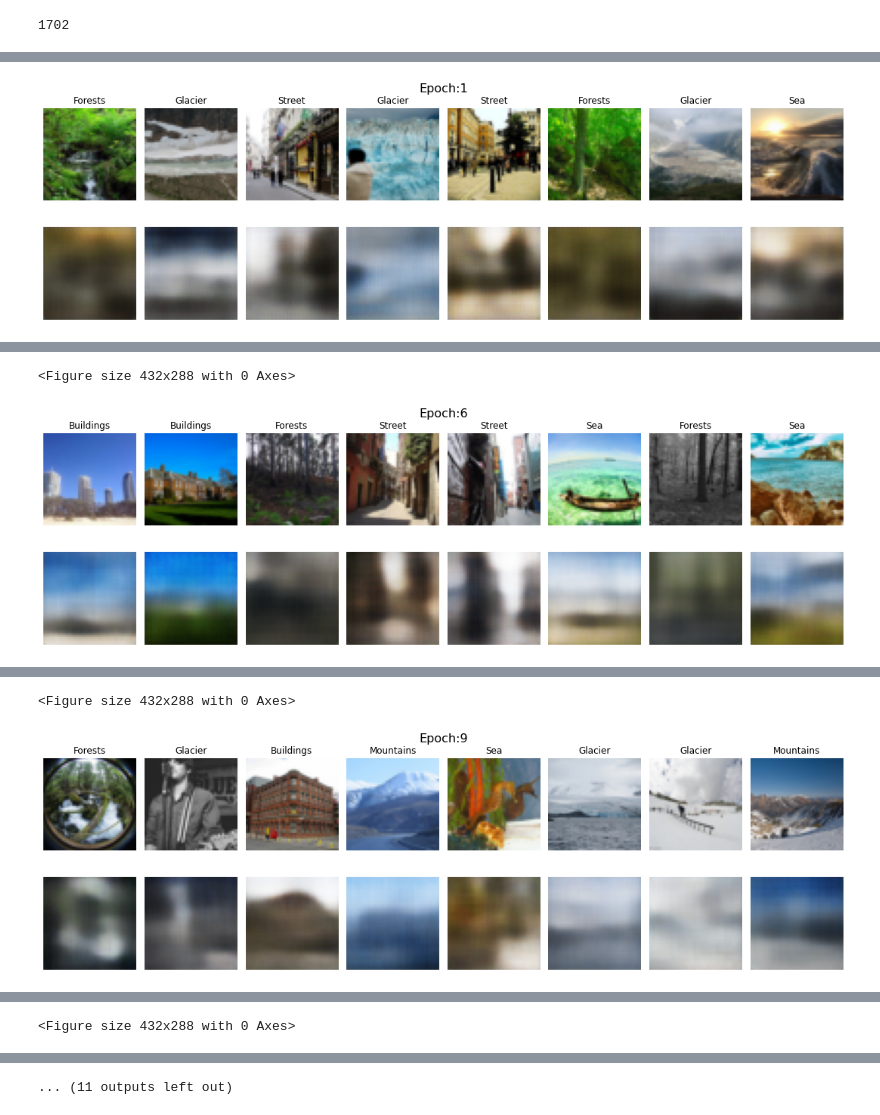
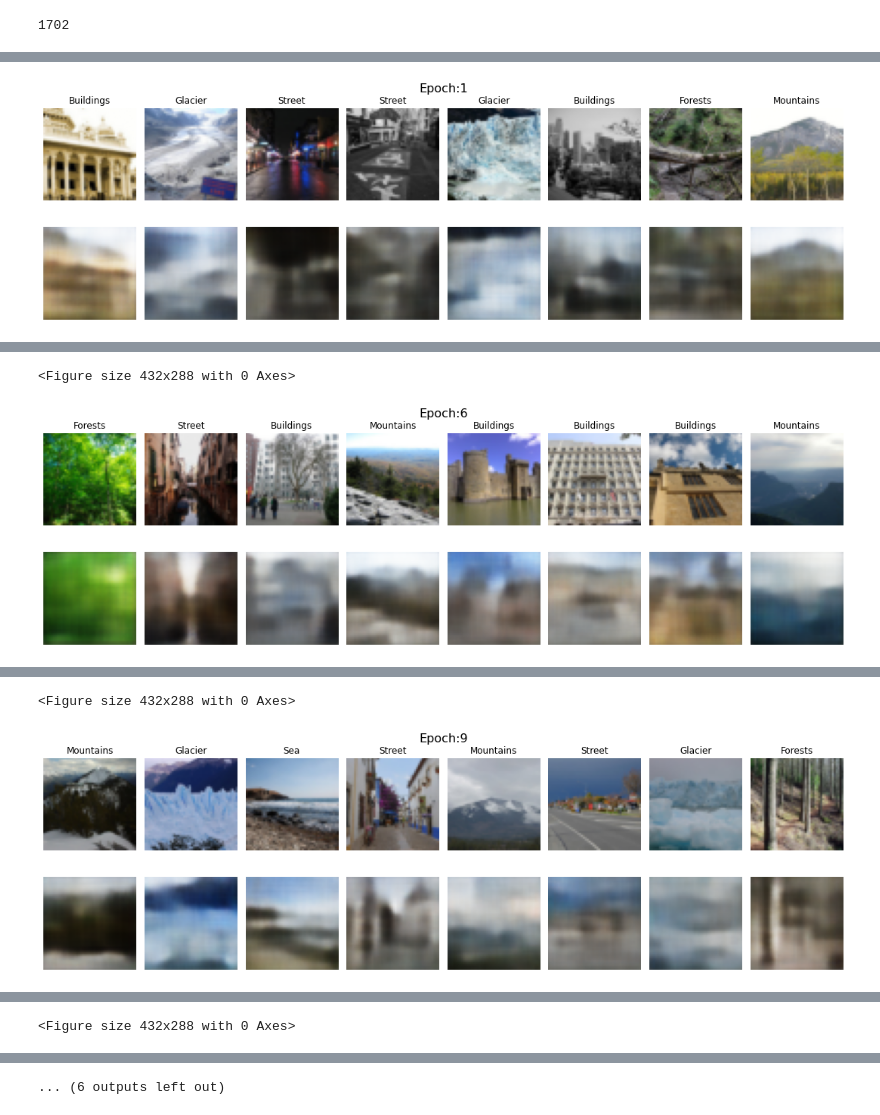
Before and after one commit to khodid/2020Evening, a Jupyter notebook: proj4_VAE_scenery.ipynb, the cells around one changed output, grey strips where cells are left out. Saved outputs shown, nothing was run; the diff lists cells and outputs as text; code cells hidden in the pictures.

```diff
--- a/proj4_VAE_scenery.ipynb
+++ b/proj4_VAE_scenery.ipynb
@@ -146,7 +150,7 @@ torch.Size([20, 2])
 torch.Size([20, 3, 48, 48])
 [figure]
 # %%
-model = VAE(latent_size= 35).to(device)
+model = VAE(latent_size= 200).to(device)
 model.train()
 # %% [output]
 VAE(
@@ -258,5 +264,5 @@ img = img.to(device) 부분에서
 # %%
-epochs = 50
+epochs = 20
 tick = [0, 5, 8, 10, 15, 20, 30, 50, 100, 120, 150, 180, 200]
 
 model.train(True)
@@ -290 +296 @@ Epoch [1/50] Step [1600/1702] loss: 38080.34375 rmse: 37539.609375, kl_div: 540.
-[figure, old version]
+[figure, new version]
@@ -308,2 +314,2 @@ Epoch [6/50] Step [1600/1702] loss: 41040.5390625 rmse: 40527.22265625, kl_div:
 <Figure size 432x288 with 0 Axes>
-[figure, old version]
+[figure, new version]
@@ -327,2 +333,2 @@ Epoch [9/50] Step [1600/1702] loss: 39389.40234375 rmse: 38871.3828125, kl_div:
 <Figure size 432x288 with 0 Axes>
-[figure, old version]
+[figure, new version]
@@ -364,4 +370,4 @@ Epoch [16/50] Step [1600/1702] loss: 40470.1171875 rmse: 39999.1484375, kl_div:
-... (11 outputs left out)
+... (6 outputs left out)
 # %%
 save_model(model, optimizer, epoch, loss)
 # %%
```
Also changed, not shown: parts of 12 cells of this notebook.
